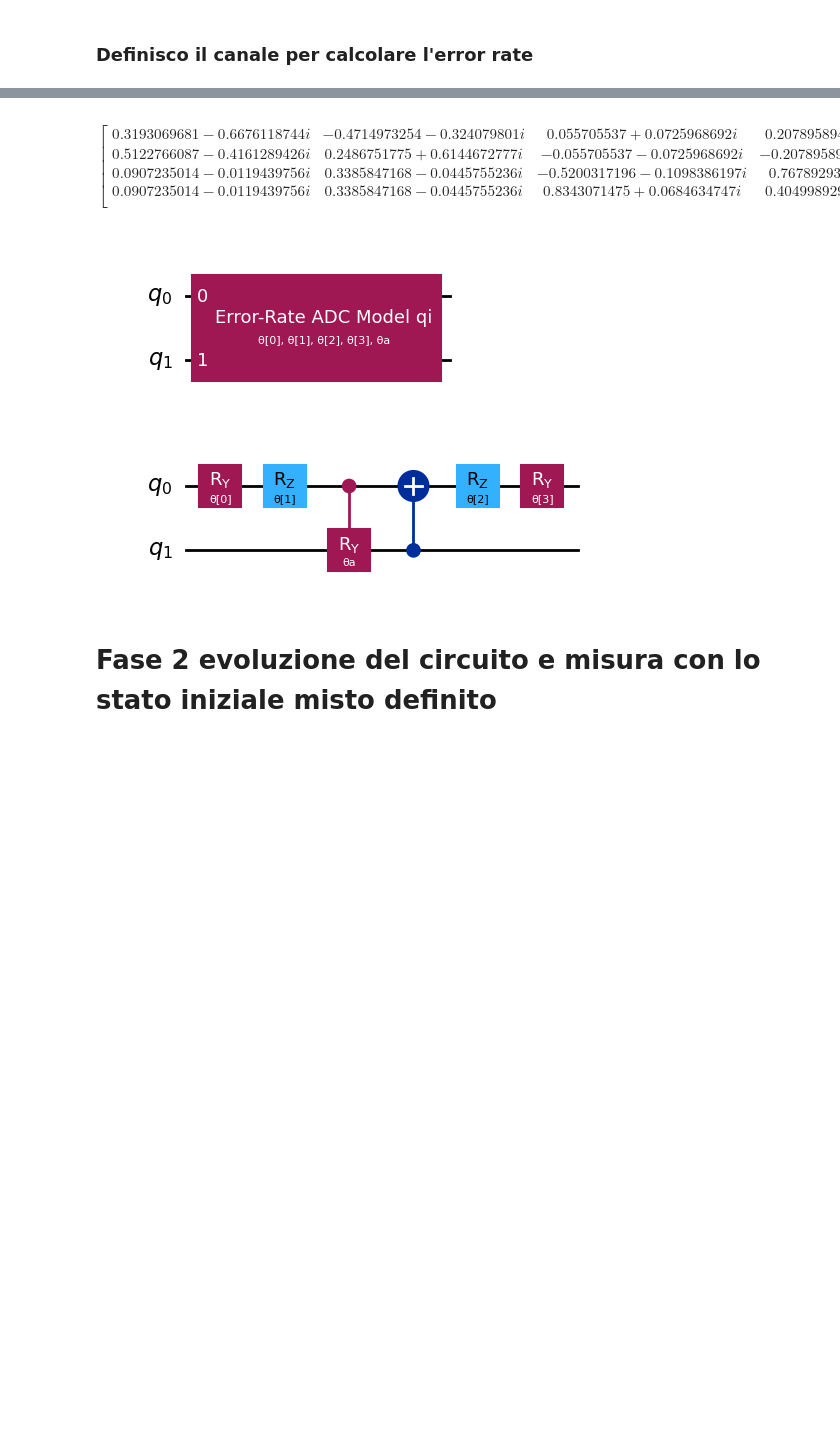
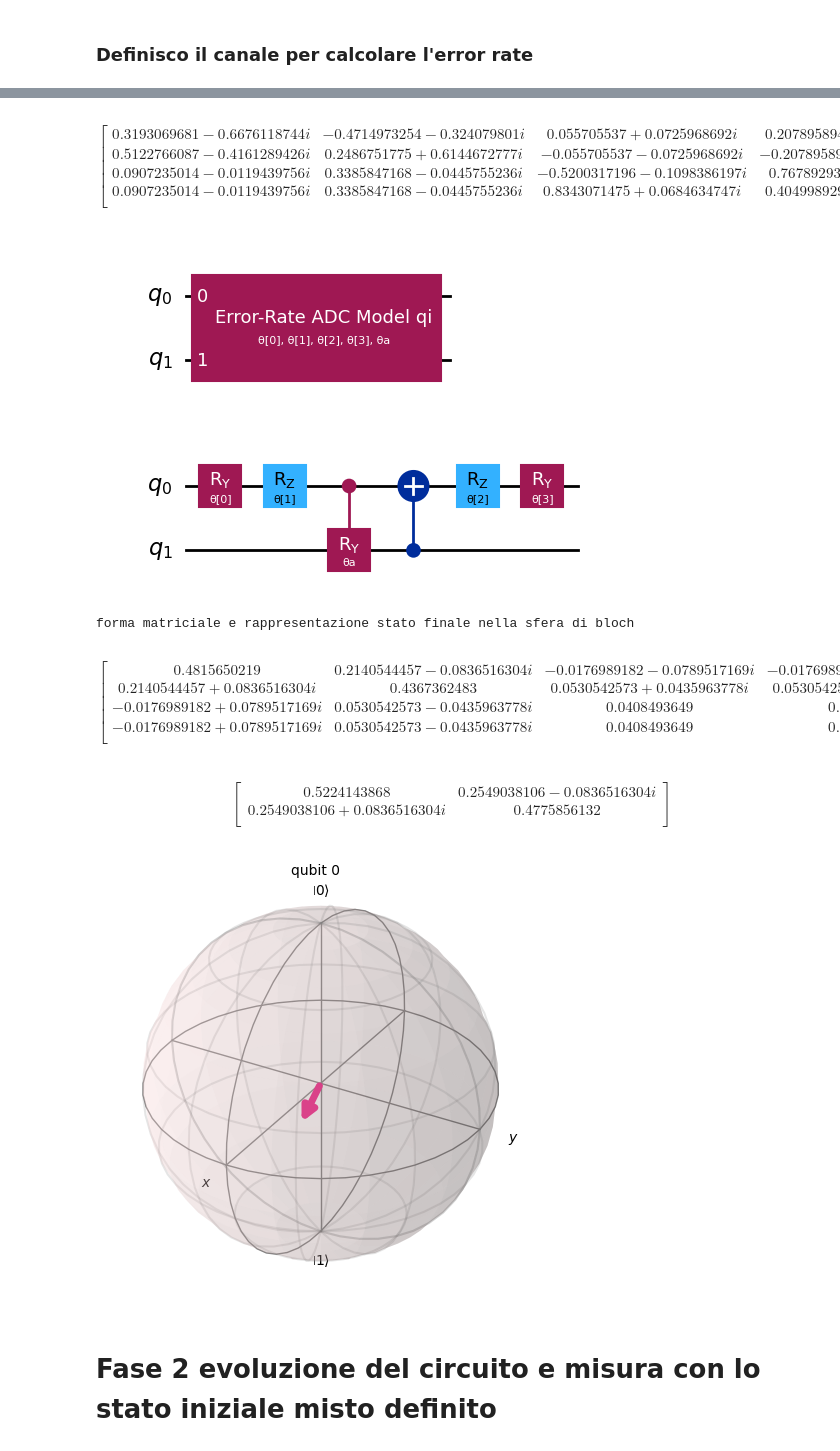
Before and after one commit to remgabryldel/quantum-amplitude-damping-channel, a Jupyter notebook: q-a-d.ipynb, the cells around one changed output, grey strips where cells are left out. Saved outputs shown, nothing was run; the diff lists cells and outputs as text; code cells hidden in the pictures; blank space fills up the shorter version.

```diff
--- a/q-a-d.ipynb
+++ b/q-a-d.ipynb
@@ -317,18 +341,18 @@ def reverse_qargs_density_matrix(rho):
 alpha = 0.3
 
 # genero lo stato iniziale con il parametro 0.3 (invertito per la convenzione qiskit, il qubit 1 è S_1, il qubit 0 è E_1)
-rho_in = reverse_qargs_density_matrix(initial_mixed_state_real_density_matrix(alpha))
+rho_in_q = reverse_qargs_density_matrix(initial_mixed_state_real_density_matrix(alpha))
 
 # mostro lo stato iniziare dell'intero sistema
-display(rho_in.draw("latex"))
+display(rho_in_q.draw("latex"))
 
 # faccio evolvere il sistema secondo il canale amplitude damping (applicazione postulato 2)
-rho_final = rho_in.evolve(example_q)
+rho_final_q = rho_in_q.evolve(example_q)
 
 # mostro lo stato finale dell'intero sistema
-display(partial_trace(rho_final,[]).draw("latex"))
+display(partial_trace(rho_final_q,[]).draw("latex"))
 # mostro lo stato finale del sottosistema S_1
-display(partial_trace(rho_final,[1]).draw("latex"))
+display(partial_trace(rho_final_q,[1]).draw("latex"))
 # %% [output]
 $$
 \begin{bmatrix}
@@ -416,33 +440,57 @@ param_values = {
 }
 # print(ERADC.parameters)
 
 # assegna al circuito tutti i parametri definiti nel dizionario
 bound_ERADC_q = ERADC_q.assign_parameters(param_values)
 
 print(" forma matriciale dell'operatore dell'intero circuito")
 
 # mostra l'operatore in forma matriciale che agisce sul canale
 display(Operator.from_circuit(bound_ERADC_q).draw("latex"))
 
 #mostra il circuito
 display(ERADC_q.draw("mpl"))
 
 # mostra il circuito decomposto
 display(ERADC_q.decompose().decompose("AmpDamp").draw("mpl"))
 
 # print(ERADC.parameters) #permette di mostrare tutti i parametri non definiti
+
+# test circuito matrice
+rho_out_q = rho_in_q.evolve(bound_ERADC_q)
+# display(rho_out.draw("bloch"))
+print("forma matriciale e rappresentazione stato finale nella sfera di bloch")
+display(rho_out_q.draw("latex"))
+display(partial_trace(rho_out_q,[1]).draw("latex"))
+display(partial_trace(rho_out_q,[1]).draw("bloch"))
 # %% [output]
  forma matriciale dell'operatore dell'intero circuito
 $$
 \begin{bmatrix}
 0.3193069681 - 0.6676118744 i & -0.4714973254 - 0.324079801 i & 0.055705537 + 0.0725968692 i & 0.2078958942 + 0.2709352043 i  \\
  0.5122766087 - 0.4161289426 i & 0.2486751775 + 0.6144672777 i & -0.055705537 - 0.0725968692 i & -0.2078958942 - 0.2709352043 i  \\
  0.0907235014 - 0.0119439756 i & 0.3385847168 - 0.0445755236 i & -0.5200317196 - 0.1098386197 i & 0.767892935 - 0.0533191206 i  \\
  0.0907235014 - 0.0119439756 i & 0.3385847168 - 0.0445755236 i & 0.8343071475 + 0.0684634747 i & 0.4049989293 - 0.1010950228 i  \\
  \end{bmatrix}
 $$
 [figure]
 [figure]
+forma matriciale e rappresentazione stato finale nella sfera di bloch
+$$
+\begin{bmatrix}
+0.4815650219 & 0.2140544457 - 0.0836516304 i & -0.0176989182 - 0.0789517169 i & -0.0176989182 - 0.0789517169 i  \\
+ 0.2140544457 + 0.0836516304 i & 0.4367362483 & 0.0530542573 + 0.0435963778 i & 0.0530542573 + 0.0435963778 i  \\
+ -0.0176989182 + 0.0789517169 i & 0.0530542573 - 0.0435963778 i & 0.0408493649 & 0.0408493649  \\
+ -0.0176989182 + 0.0789517169 i & 0.0530542573 - 0.0435963778 i & 0.0408493649 & 0.0408493649  \\
+ \end{bmatrix}
+$$
+$$
+\begin{bmatrix}
+0.5224143868 & 0.2549038106 - 0.0836516304 i  \\
+ 0.2549038106 + 0.0836516304 i & 0.4775856132  \\
+ \end{bmatrix}
+$$
+[figure, added]
 # %% [markdown]
 # Fase 2 evoluzione del circuito e misura con lo stato iniziale misto definito
 # %% [markdown]
```
Also changed, not shown: parts of 1 cell of this notebook.
